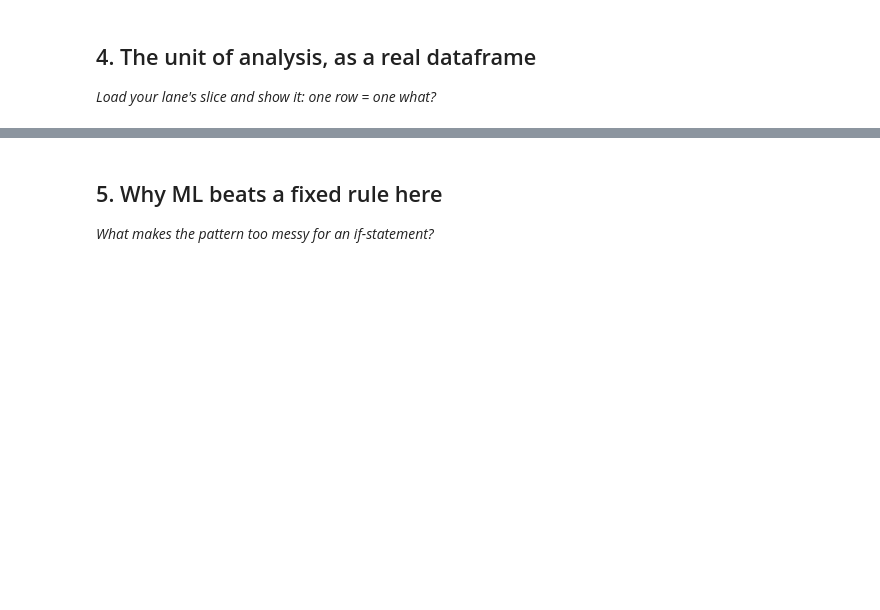
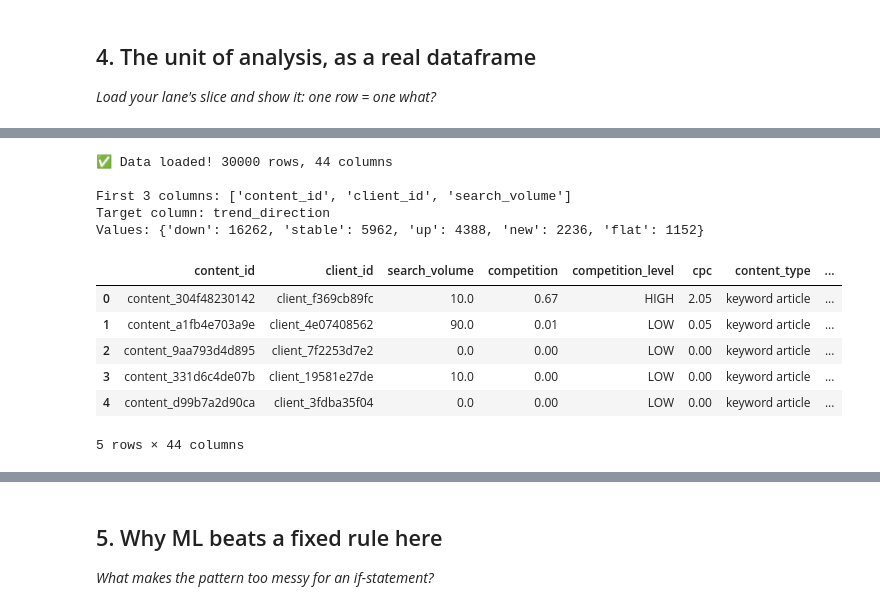
Before and after one commit to FizaAslam1/flyrank-ml-internship, a Jupyter notebook: work/notebooks/w02_ml_task_framing.ipynb, the cells around one changed output, grey strips where cells are left out. Cells and saved outputs as stored; diff of their text form; code cells hidden in the pictures; blank space fills up the shorter version.

```diff
--- a/work/notebooks/w02_ml_task_framing.ipynb
+++ b/work/notebooks/w02_ml_task_framing.ipynb
@@ -36,0 +101,27 @@ This skeleton is yours to fill. Work the sections **in order** — each one has
+# %%
+import pandas as pd
+
+# Load data
+df = pd.read_csv('data/raw/content_refresh_anonymized.csv')
+
+# Check
+print(f"✅ Data loaded! {df.shape[0]} rows, {df.shape[1]} columns")
+print(f"\nFirst 3 columns: {df.columns[:3].tolist()}")
+print(f"Target column: trend_direction")
+print(f"Values: {df['trend_direction'].value_counts().to_dict()}")
+
+# Show sample
+df.head()
+# %% [output]
+✅ Data loaded! 30000 rows, 44 columns
+
+First 3 columns: ['content_id', 'client_id', 'search_volume']
+Target column: trend_direction
+Values: {'down': 16262, 'stable': 5962, 'up': 4388, 'new': 2236, 'flat': 1152}
+|  | content_id | client_id | search_volume | competition | competition_level | cpc | content_type | ... |
+| 0 | content_304f48230142 | client_f369cb89fc | 10.0 | 0.67 | HIGH | 2.05 | keyword article | ... |
+| 1 | content_a1fb4e703a9e | client_4e07408562 | 90.0 | 0.01 | LOW | 0.05 | keyword article | ... |
+| 2 | content_9aa793d4d895 | client_7f2253d7e2 | 0.0 | 0.00 | LOW | 0.00 | keyword article | ... |
+| 3 | content_331d6c4de07b | client_19581e27de | 10.0 | 0.00 | LOW | 0.00 | keyword article | ... |
+| 4 | content_d99b7a2d90ca | client_3fdba35f04 | 0.0 | 0.00 | LOW | 0.00 | keyword article | ... |
+5 rows × 44 columns
```
Also changed, not shown: parts of 10 cells of this notebook.
